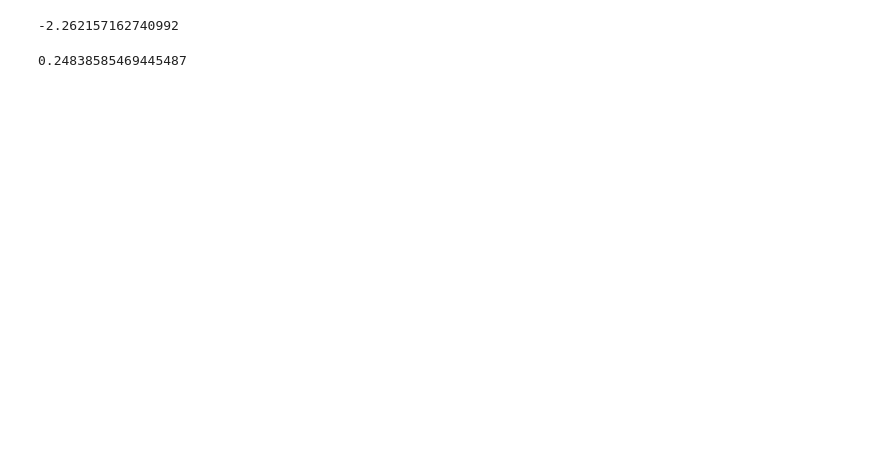
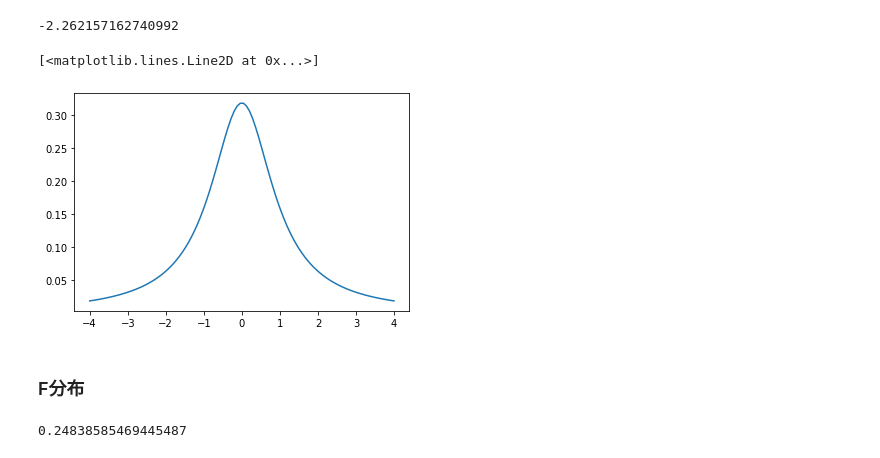
Before and after one commit to zhiliang-lin/py_for_stats, a Jupyter notebook: 00 Python统计分析包.ipynb, the cells around one changed output. Drawn from its saved outputs; the diff is of its cells as text; code cells hidden in the pictures; blank space fills up the shorter version.

```diff
--- a/00 Python统计分析包.ipynb
+++ b/00 Python统计分析包.ipynb
@@ -75,6 +102,15 @@ stats.norm.ppf(q = 0.025)
 stats.t.ppf(q = 0.025,df =9)#求t分布的临界值（α=0.05）；另外一个临界值为该值的相反数
 # %% [output]
 -2.262157162740992
+# %%
+x = np.linspace(-4,4,100)
+y = stats.t.pdf(x,df = 1)
+plt.plot(x,y)
+# %% [output]
+[<matplotlib.lines.Line2D at 0x...>]
+[figure, added]
+# %% [markdown]
+### F分布
 # %%
 stats.f.ppf(q = 0.025,dfn =9 ,dfd=9)#求f分布的临界值（α=0.05）；另外一个临界值为该值的倒数
 # %% [output]
```
Also changed, not shown: parts of 16 cells of this notebook, 1 other file.
